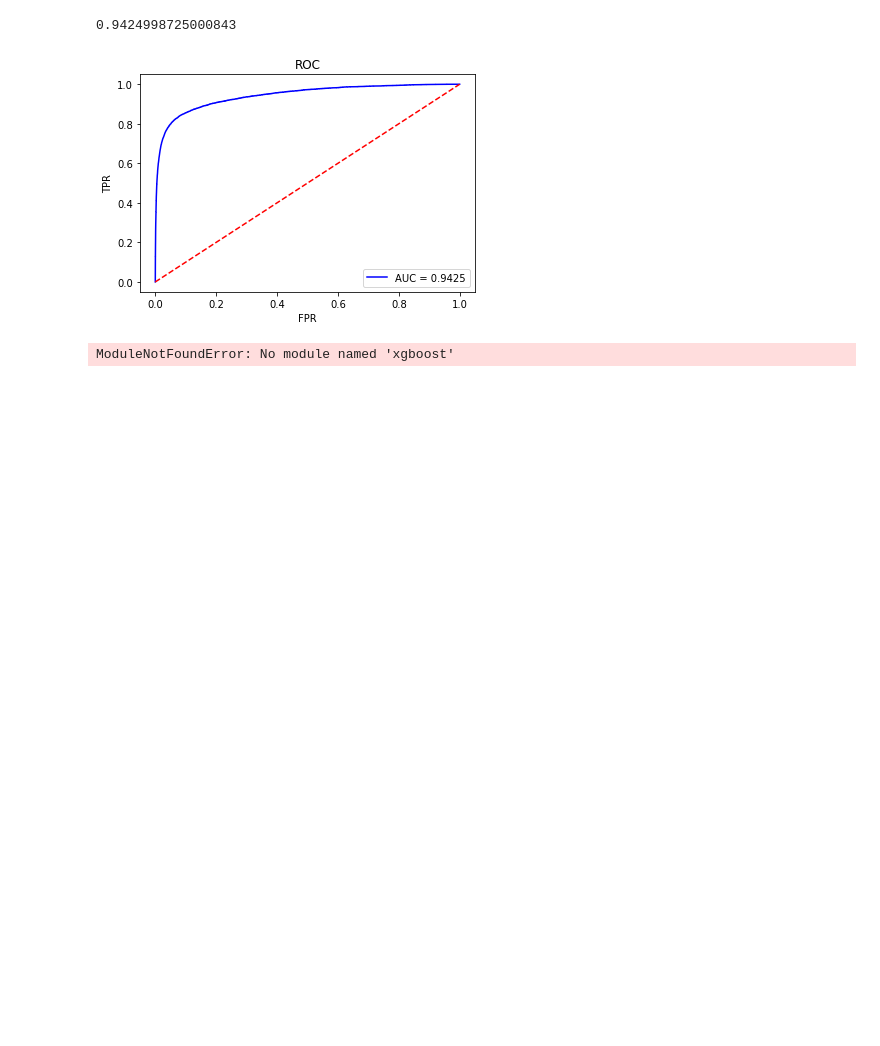
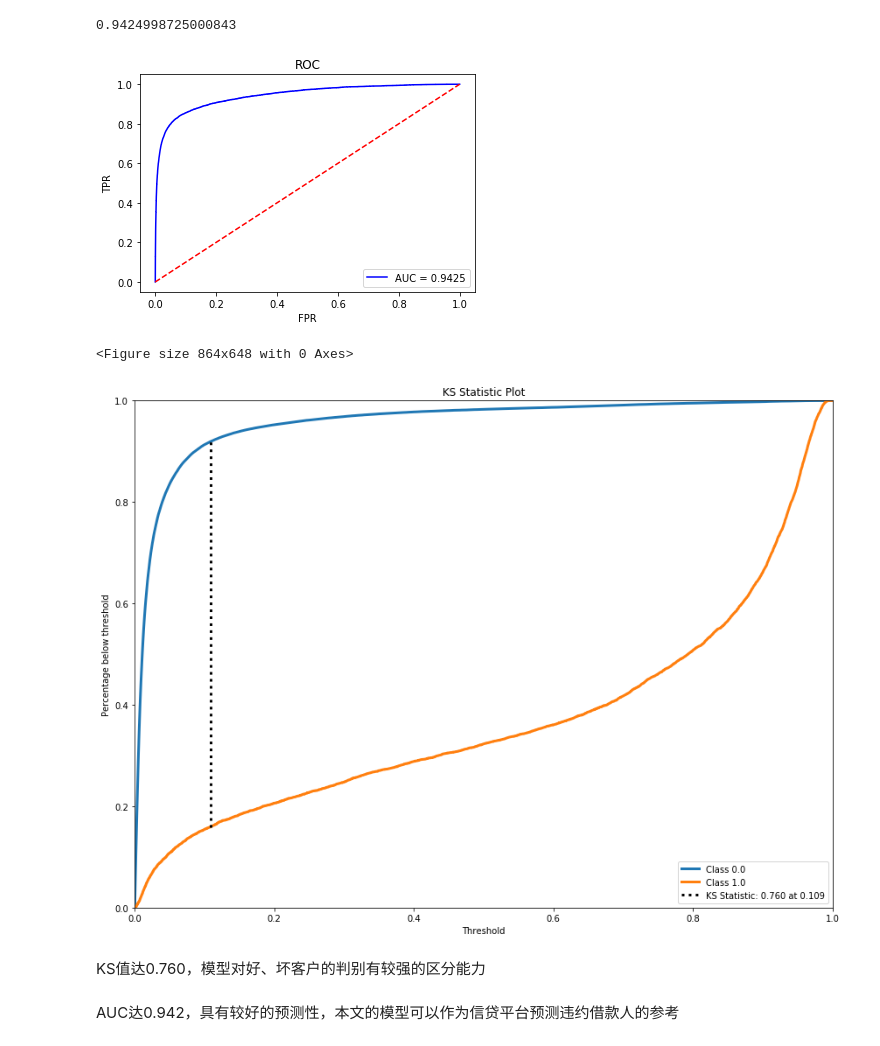
Before and after one commit to jerilyt/lending-club, a Jupyter notebook: Model.ipynb, the cells around one changed output. Drawn from its saved outputs; the diff is of its cells as text; code cells hidden in the pictures; blank space fills up the shorter version.

```diff
--- a/Model.ipynb
+++ b/Model.ipynb
@@ -1723,16 +1795,3 @@ def plot_roc(labels, predict_prob):
 plot_roc(y_test,predslog)
 # %% [output]
 [figure]
-# %%
-import xgboost as xgb
-clf2 = xgb.XGBClassifier(n_estimators=500, max_depth=3,
-                            learning_rate=0.01, subsample=0.8, colsample_bytree=0.3,scale_pos_weight=3.0,
-                             silent=True, nthread=-1, seed=0, missing=None,objective='binary:logistic',
-                             reg_alpha=1, reg_lambda=1,
-                             gamma=0, min_child_weight=1,
-                             max_delta_step=0,base_score=0.5)
-
-clf2.fit(x_train, y_train)
-print (clf2.score(x_test, y_test))
-# %% [output]
-ModuleNotFoundError: No module named 'xgboost'
@@ -1738,0 +1800,14 @@ ModuleNotFoundError: No module named 'xgboost'
+# %%
+import scikitplot as skplt
+plt.figure(figsize=(12,9))
+pred = classifier.predict_proba(X_test)
+fig, ax = plt.subplots(figsize=(12,9), tight_layout=True)
+skplt.metrics.plot_ks_statistic(y_test, pred, ax=ax)
+plt.show()
+# %% [output]
+<Figure size 864x648 with 0 Axes>
+[figure, added]
+# %% [markdown]
+KS值达0.760，模型对好、坏客户的判别有较强的区分能力
+# %% [markdown]
+AUC达0.942，具有较好的预测性，本文的模型可以作为信贷平台预测违约借款人的参考
```
Also changed, not shown: parts of 8 cells of this notebook.
